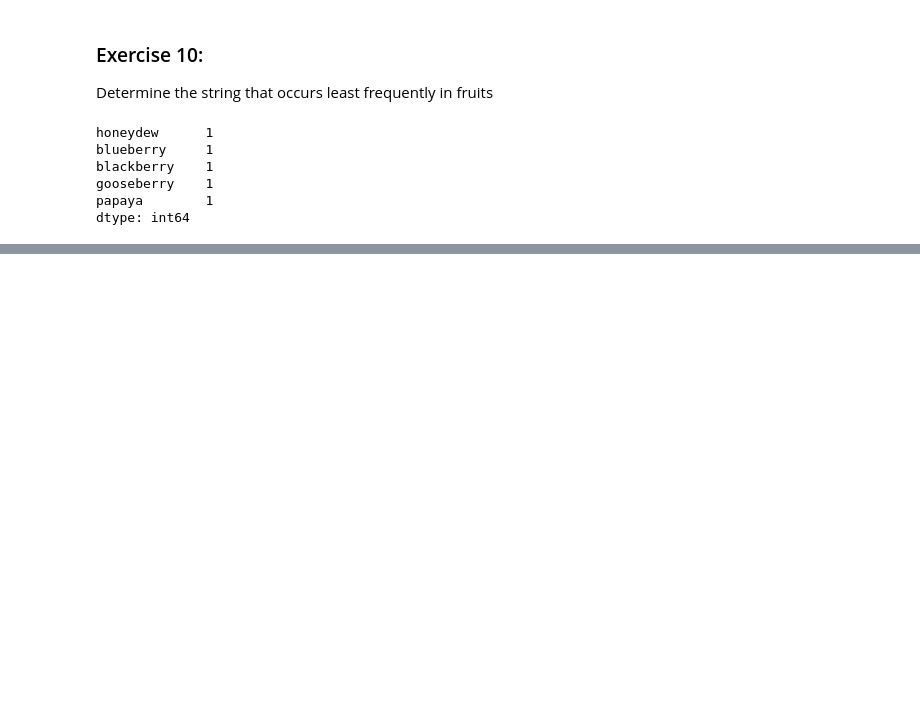
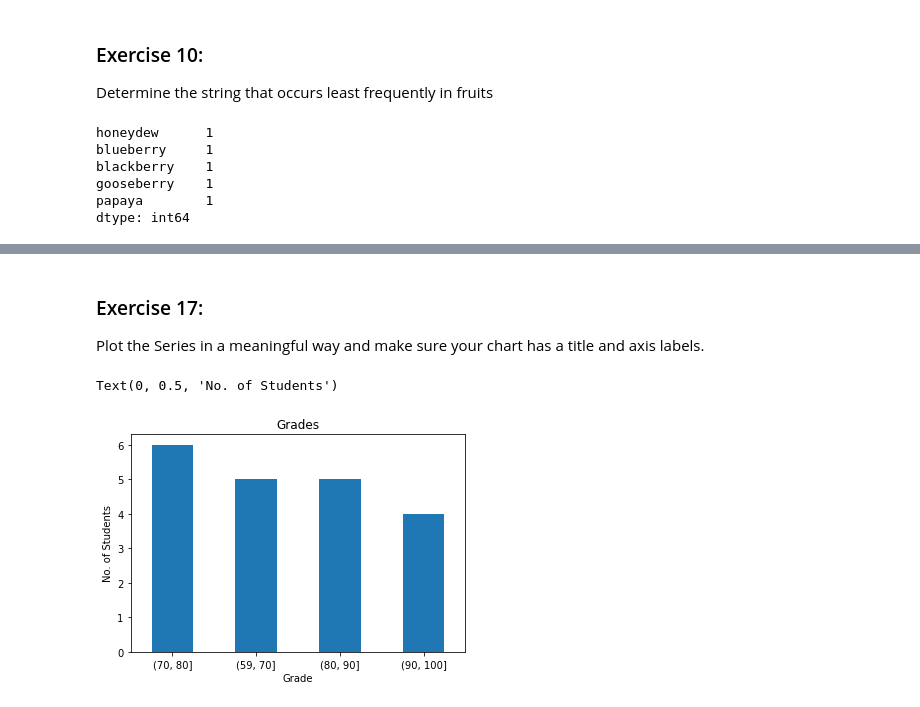
Before and after one commit to kevin-mal-smith/numpy-pandas-visualization-exercises, a Jupyter notebook: pandas_series.ipynb, the cells around one changed output, grey strips where cells are left out. Saved outputs shown, nothing was run; the diff lists cells and outputs as text; code cells hidden in the pictures; blank space fills up the shorter version.

```diff
--- a/pandas_series.ipynb
+++ b/pandas_series.ipynb
@@ -104,0 +402,4 @@ dtype: int64
+# %%
+exam_scores = pd.Series([60, 86, 75, 62, 93, 71, 60, 83, 95, 78, 65, 72, 69, 81, 96, 80, 85, 92, 82, 78]
+)
+len(exam_scores)
@@ -104,0 +432,12 @@ dtype: int64
+# %% [markdown]
+### Exercise 17:
+Plot the Series in a meaningful way and make sure your chart has a title and axis labels.
+# %%
+pd.cut(exam_scores.sort_values(), [59,70,80,90,100]).value_counts().plot.bar()
+plt.title('Grades')
+plt.xticks(rotation= 0)
+plt.xlabel('Grade')
+plt.ylabel('No. of Students')
+# %% [output]
+Text(0, 0.5, 'No. of Students')
+[figure, added]
```
Also changed, not shown: parts of 58 cells of this notebook, 1 other file.
